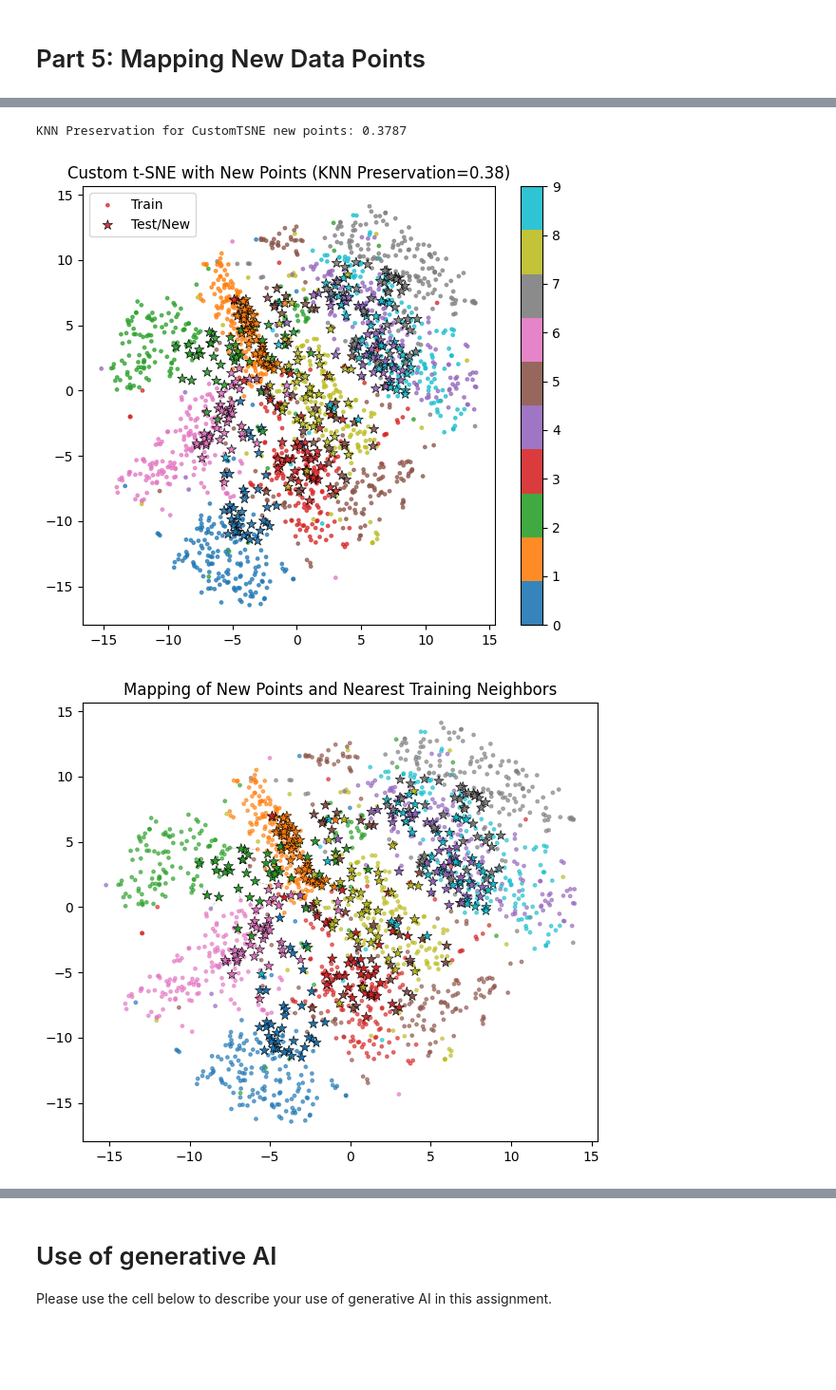
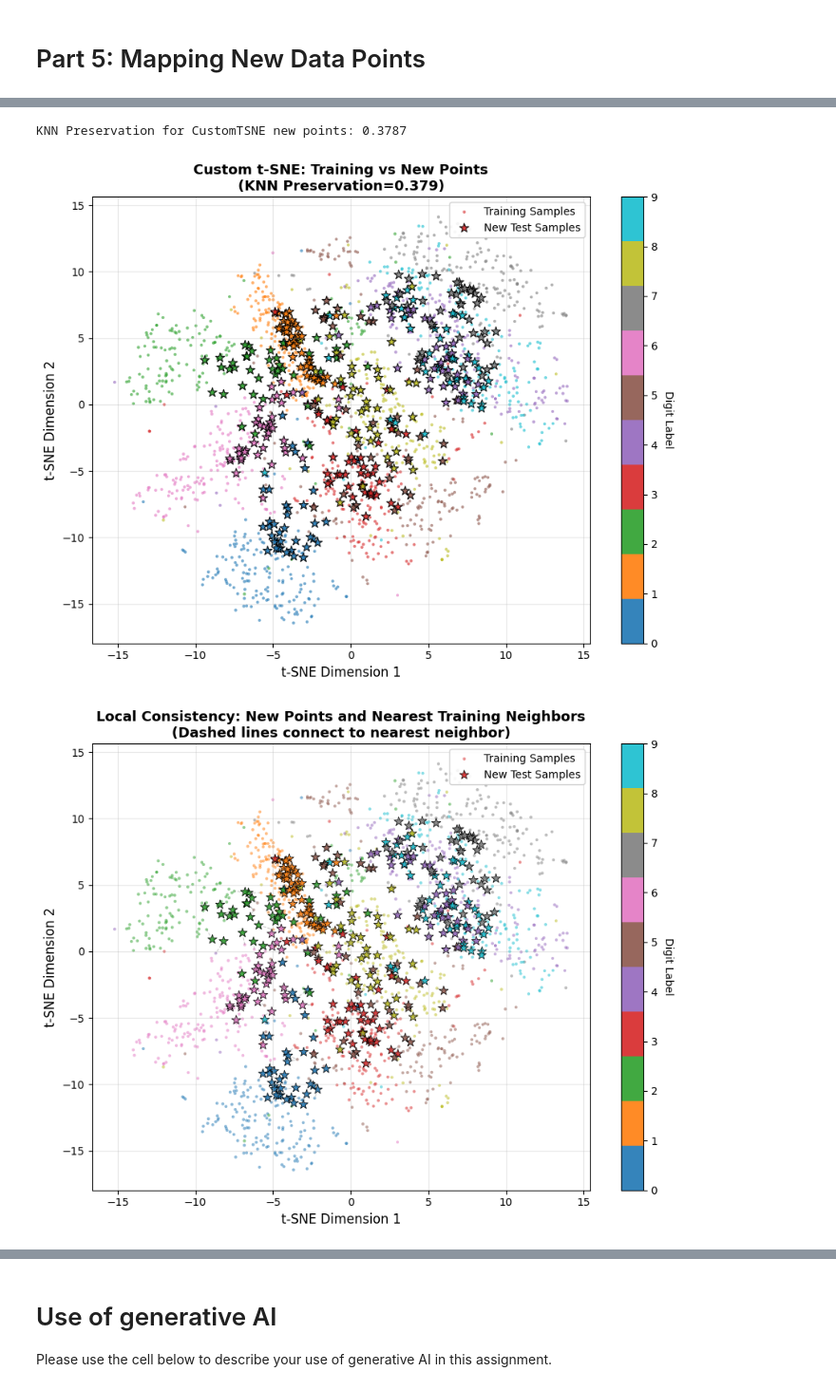
Before and after one commit to saraspagno/t-SNE, a Jupyter notebook: solution.ipynb, the cells around one changed output, grey strips where cells are left out. Shown at 95% size. Cells and saved outputs as stored; diff of their text form; code cells hidden in the pictures; blank space fills up the shorter version.

```diff
--- a/solution.ipynb
+++ b/solution.ipynb
@@ -1105,51 +1258,79 @@ sk_tsne = TSNE(n_components=2, init='random', perplexity=N/10, random_state=42)
 sk_Y = sk_tsne.fit_transform(X_train)
 
 # Define KNN preservation metric
 def knn_preservation(X_high, Y_low, k=10):
     D_high = pairwise_distances(X_high)
     D_low = pairwise_distances(Y_low)
     nh = np.argsort(D_high, axis=1)[:, 1:k+1]
     nl = np.argsort(D_low, axis=1)[:, 1:k+1]
     return np.mean([len(set(nh[i]).intersection(nl[i])) / k for i in range(X_high.shape[0])])
 
 # Evaluate new data embedding quality
 score_custom = knn_preservation(X_test, custom_Y_new, k=10)
 print(f"KNN Preservation for CustomTSNE new points: {score_custom:.4f}")
 
 # Visualize train + test embeddings
-plt.figure(figsize=(7,6))
-plt.scatter(custom_Y[:, 0], custom_Y[:, 1], s=6, c=label_train.astype(int), cmap='tab10', alpha=0.7, label='Train')
-plt.scatter(custom_Y_new[:, 0], custom_Y_new[:, 1],
-            marker='*', s=60, edgecolors='k', linewidths=0.5,
-            c=label_test.astype(int), cmap='tab10', alpha=0.9, label='Test/New')
-plt.colorbar()
-plt.legend()
-plt.title(f'Custom t-SNE with New Points (KNN Preservation={score_custom:.2f})')
+plt.figure(figsize=(9,7))
+scatter1 = plt.scatter(custom_Y[:, 0], custom_Y[:, 1], s=8, c=label_train.astype(int),
+                       cmap='tab10', alpha=0.6, label='Training Samples', edgecolors='none')
+scatter2 = plt.scatter(custom_Y_new[:, 0], custom_Y_new[:, 1],
+            marker='*', s=80, edgecolors='k', linewidths=0.8,
+            c=label_test.astype(int), cmap='tab10', alpha=0.9, label='New Test Samples')
+cbar = plt.colorbar(scatter2, ticks=range(10))
+cbar.set_label('Digit Label', rotation=270, labelpad=15)
+plt.xlabel('t-SNE Dimension 1', fontsize=12)
+plt.ylabel('t-SNE Dimension 2', fontsize=12)
+plt.legend(loc='upper right', fontsize=10, framealpha=0.9)
+plt.title(f'Custom t-SNE: Training vs New Points\n(KNN Preservation={score_custom:.3f})',
+          fontsize=13, fontweight='bold')
+plt.grid(True, alpha=0.3)
+plt.tight_layout()
 plt.show()
 
 # Find nearest neighbor in 2D for each new sample
 distances_2d = pairwise_distances(custom_Y_new, custom_Y)
 nearest_idx = np.argmin(distances_2d, axis=1)
 
-plt.figure(figsize=(7,6))
-plt.scatter(custom_Y[:,0], custom_Y[:,1], s=6, c=label_train.astype(int), cmap='tab10', alpha=0.6)
-plt.scatter(custom_Y_new[:,0], custom_Y_new[:,1], marker='*', s=60, c=label_test.astype(int), cmap='tab10', edgecolors='k', linewidths=0.4)
+plt.figure(figsize=(9,7))
+scatter1 = plt.scatter(custom_Y[:,0], custom_Y[:,1], s=8, c=label_train.astype(int),
+                       cmap='tab10', alpha=0.5, label='Training Samples', edgecolors='none')
+scatter2 = plt.scatter(custom_Y_new[:,0], custom_Y_new[:,1], marker='*', s=80,
+                       c=label_test.astype(int), cmap='tab10', edgecolors='k',
+                       linewidths=0.6, alpha=0.9, label='New Test Samples')
 for i in range(len(custom_Y_new)):
     plt.plot([custom_Y_new[i,0], custom_Y[nearest_idx[i],0]],
-             [custom_Y_new[i,1], custom_Y[nearest_idx[i],1]], 'k--', linewidth=0.5, alpha=0.3)
-plt.title("Mapping of New Points and Nearest Training Neighbors")
+             [custom_Y_new[i,1], custom_Y[nearest_idx[i],1]], 'gray',
+             linestyle='--', linewidth=0.8, alpha=0.4)
+cbar = plt.colorbar(scatter2, ticks=range(10))
+cbar.set_label('Digit Label', rotation=270, labelpad=15)
+plt.xlabel('t-SNE Dimension 1', fontsize=12)
+plt.ylabel('t-SNE Dimension 2', fontsize=12)
+plt.legend(loc='upper right', fontsize=10, framealpha=0.9)
+plt.title("Local Consistency: New Points and Nearest Training Neighbors\n(Dashed lines connect to nearest neighbor)",
+          fontsize=13, fontweight='bold')
+plt.grid(True, alpha=0.3)
+plt.tight_layout()
 plt.show()
 
-plt.figure(figsize=(7,6))
+plt.figure(figsize=(9,7))
 xy = np.vstack([custom_Y[:,0], custom_Y[:,1]])
 z = gaussian_kde(xy)(xy)
-plt.scatter(custom_Y[:,0], custom_Y[:,1], c=z, s=5, cmap='viridis', alpha=0.6, label='Density')
-plt.scatter(custom_Y_new[:,0], custom_Y_new[:,1], marker='*', s=60, edgecolors='k', linewidths=0.5,
-            c=label_test.astype(int), cmap='tab10', label='New/Test')
-plt.title("Density Map with New Data Points Overlay")
-plt.legend()
+scatter1 = plt.scatter(custom_Y[:,0], custom_Y[:,1], c=z, s=8, cmap='viridis',
+                       alpha=0.7, label='Training Density', edgecolors='none')
+scatter2 = plt.scatter(custom_Y_new[:,0], custom_Y_new[:,1], marker='*', s=80,
+                       edgecolors='k', linewidths=0.8, c=label_test.astype(int),
+                       cmap='tab10', alpha=0.9, label='New Test Samples')
+cbar1 = plt.colorbar(scatter1, label='Training Point Density', pad=0.02)
+cbar2 = plt.colorbar(scatter2, label='Digit Label', pad=0.15, ticks=range(10))
+plt.xlabel('t-SNE Dimension 1', fontsize=12)
+plt.ylabel('t-SNE Dimension 2', fontsize=12)
+plt.legend(loc='upper right', fontsize=10, framealpha=0.9)
+plt.title("Density Map: Training Distribution with New Points Overlay",
+          fontsize=13, fontweight='bold')
+plt.grid(True, alpha=0.3)
+plt.tight_layout()
 plt.show()
 # %% [output]
 KNN Preservation for CustomTSNE new points: 0.3787
-[figure, old version]
+[figure, new version]
-[figure, old version]
+[figure, new version]
```
Also changed, not shown: parts of 9 cells of this notebook.
